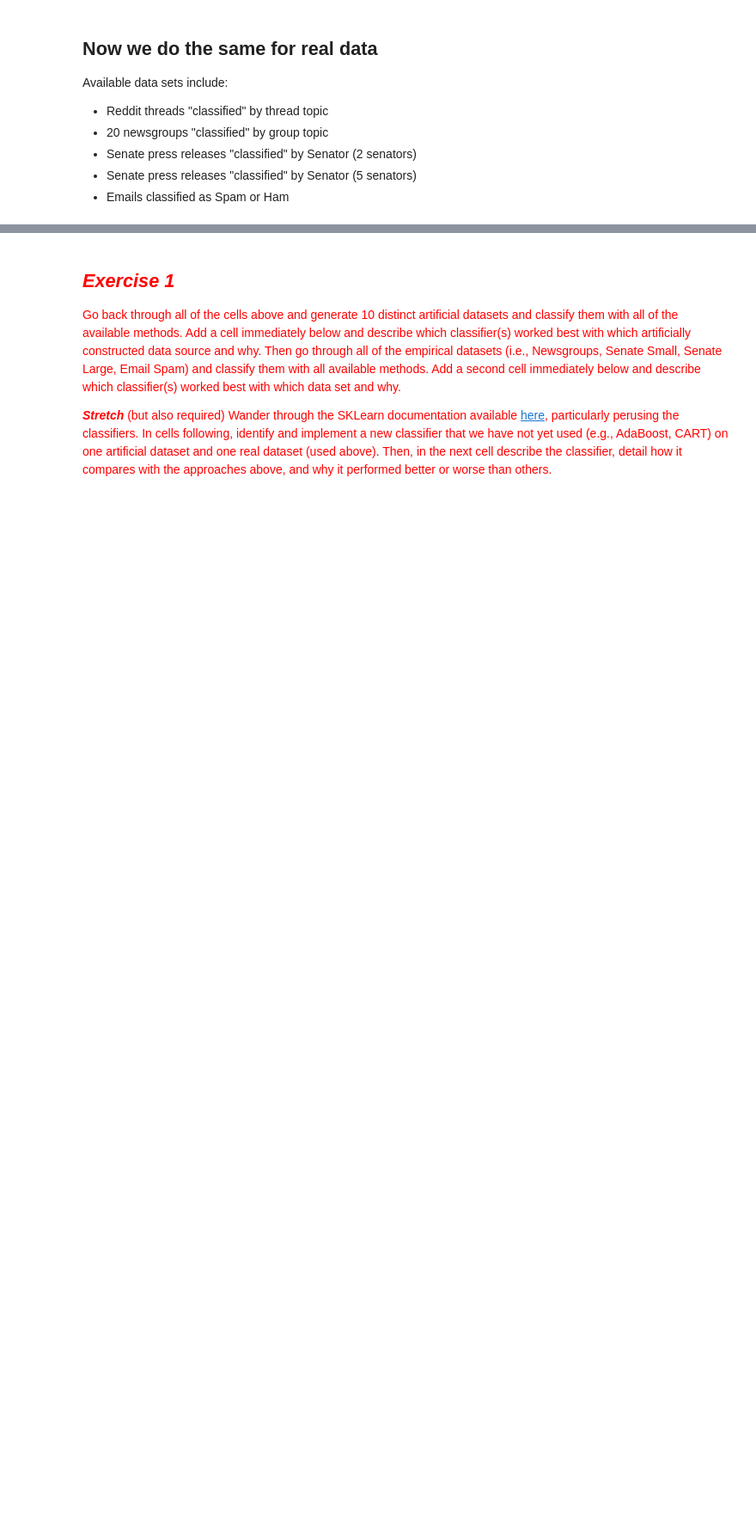
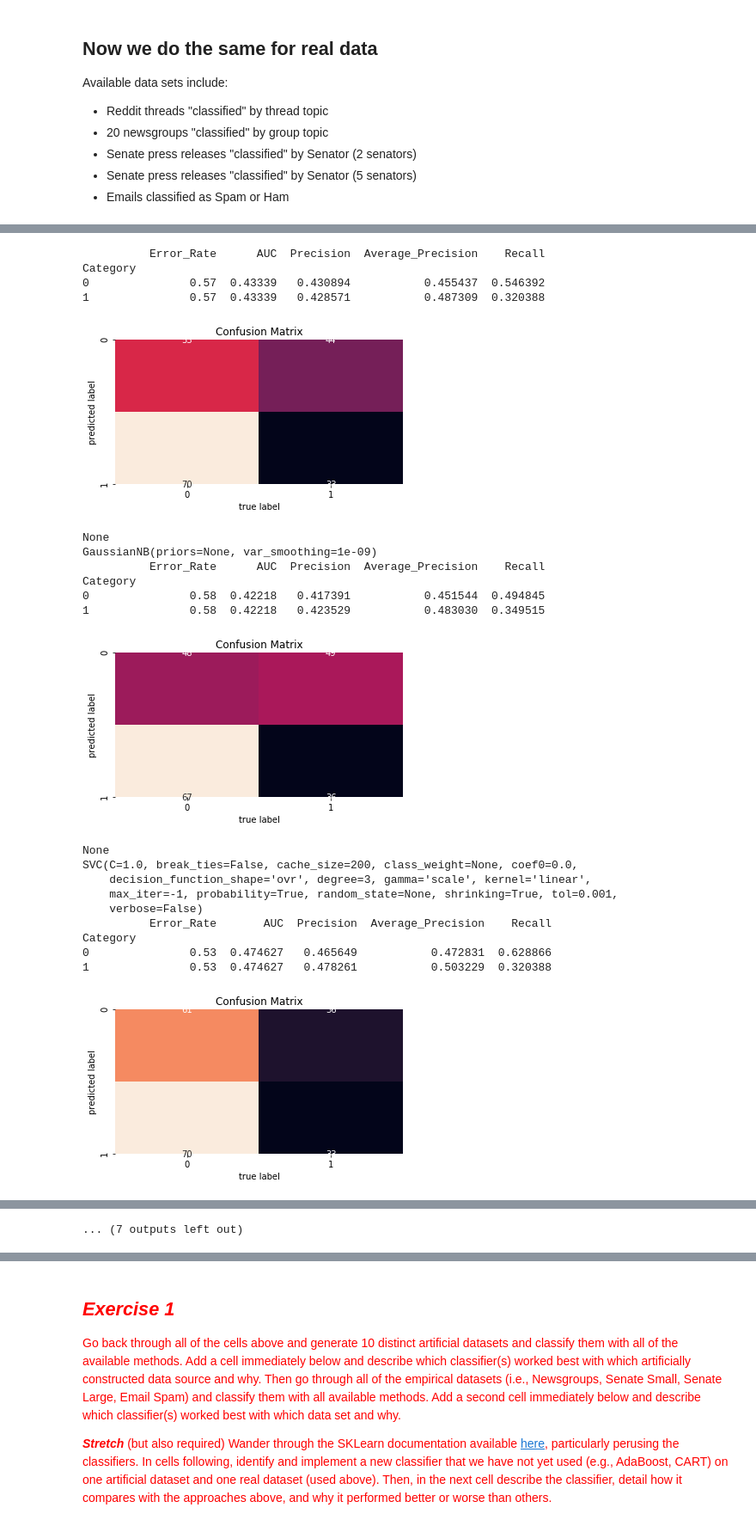
Before and after one commit to Computational-Content-Analysis-2020/Content-Analysis-2020, a Jupyter notebook: week-3/3-Classification.ipynb, the cells around one changed output, grey strips where cells are left out. Shown at 86% size. Cells and saved outputs as stored; diff of their text form; code cells hidden in the pictures; blank space fills up the shorter version.

```diff
--- a/week-3/3-Classification.ipynb
+++ b/week-3/3-Classification.ipynb
@@ -141,0 +193,2 @@ dfTrain, dfTest = lucem_illud_2020.trainTestSplit(lucem_illud_2020.loadReddit())
+# %%
+dfTrain_senatesmall, dfTest_senatesmall = lucem_illud_2020.trainTestSplit(lucem_illud_2020.loadSenateSmall())
@@ -141,0 +198,2 @@ dfTrain, dfTest = lucem_illud_2020.trainTestSplit(lucem_illud_2020.loadReddit())
+# %%
+dfTrain_senatelarge, dfTest_senatelarge = lucem_illud_2020.trainTestSplit(lucem_illud_2020.loadSenateLarge())
@@ -141,0 +207,2 @@ dfTrain, dfTest = lucem_illud_2020.trainTestSplit(lucem_illud_2020.loadReddit())
+# %%
+dfTrain_spam, dfTest_spam = lucem_illud_2020.trainTestSplit(lucem_illud_2020.loadSpam())
@@ -172,0 +263,40 @@ lucem_illud_2020.plotregions(clf, dfTrain)
+# %%
+def print_classifier_results(classifier,train,test): #define a function that print results for each classifier and dataset
+    classifier.fit(np.stack(train['vect'], axis=0), train['category'])
+    print(lucem_illud_2020.evaluateClassifier(classifier, test))
+    print(lucem_illud_2020.plotConfusionMatrix(classifier, test))
+    print(classifier)
+# %%
+#random two classes, noise =0.3
+print_classifier_results(clf_bayes,dfTrain1, dfTest1)
+print_classifier_results(clf_linear,dfTrain1, dfTest1)
+print_classifier_results(clf_poly,dfTrain1, dfTest1)
+print_classifier_results(clf_kneighbors,dfTrain1, dfTest1)
+print_classifier_results(clf_classical,dfTrain1, dfTest1)
+print_classifier_results(clf_decisiontree,dfTrain1, dfTest1) #also lowest error rate
+print_classifier_results(clf_randomforest,dfTrain1, dfTest1)
+print_classifier_results(clf_connectionist,dfTrain1, dfTest1)
+print_classifier_results(clf_ensemble,dfTrain1, dfTest1) #lowest Gradient Boosting Classifier the lowest error and highest precision
+# %% [output]
+          Error_Rate      AUC  Precision  Average_Precision    Recall
+Category
+0               0.57  0.43339   0.430894           0.455437  0.546392
+1               0.57  0.43339   0.428571           0.487309  0.320388
+[figure, added]
+None
+GaussianNB(priors=None, var_smoothing=1e-09)
+          Error_Rate      AUC  Precision  Average_Precision    Recall
+Category
+0               0.58  0.42218   0.417391           0.451544  0.494845
+1               0.58  0.42218   0.423529           0.483030  0.349515
+[figure, added]
+None
+SVC(C=1.0, break_ties=False, cache_size=200, class_weight=None, coef0=0.0,
+    decision_function_shape='ovr', degree=3, gamma='scale', kernel='linear',
+    max_iter=-1, probability=True, random_state=None, shrinking=True, tol=0.001,
+    verbose=False)
+          Error_Rate       AUC  Precision  Average_Precision    Recall
+Category
+0               0.53  0.474627   0.465649           0.472831  0.628866
+1               0.53  0.474627   0.478261           0.503229  0.320388
+[figure, added]
@@ -172,0 +333 @@ lucem_illud_2020.plotregions(clf, dfTrain)
+... (7 outputs left out)
```
Also changed, not shown: parts of 109 cells of this notebook, 1 other file.
